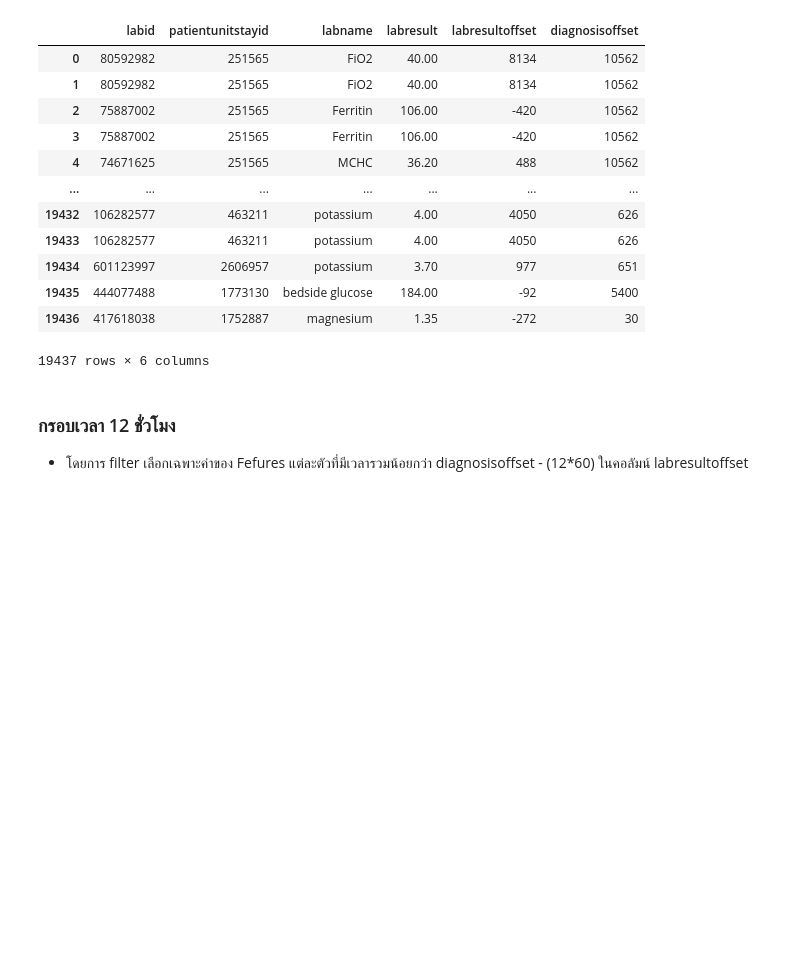
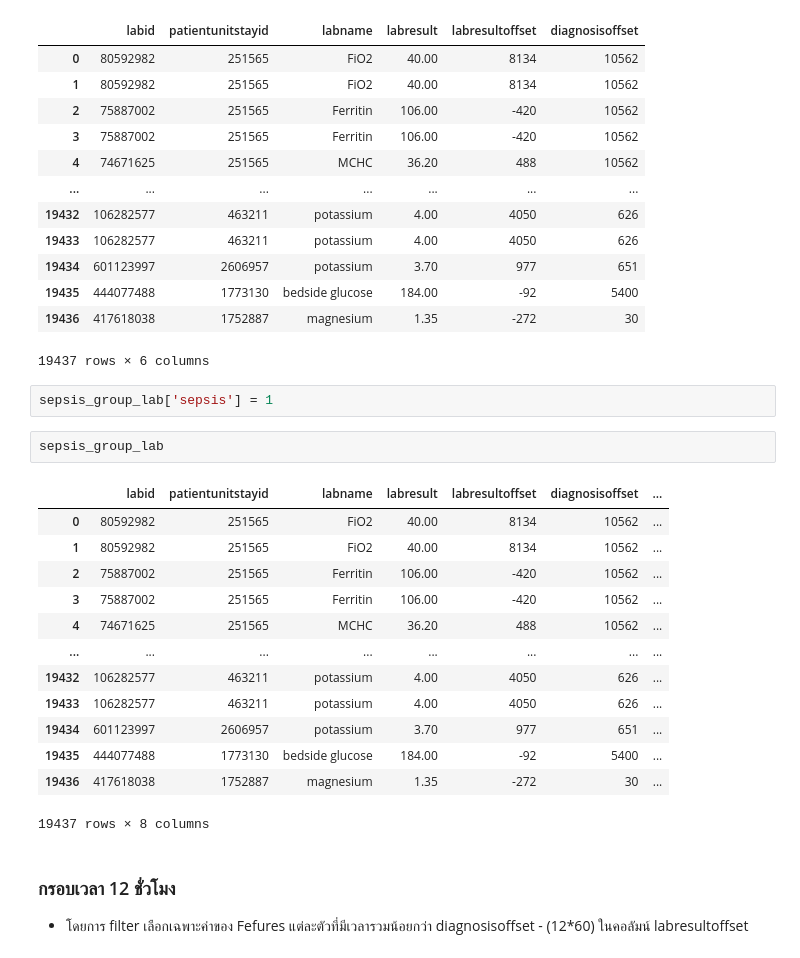
Before and after one commit to Tonry12/Data_joyx2, a Jupyter notebook: Sepsis_eICU_DATA.ipynb, the cells around one changed output. Saved outputs shown, nothing was run; the diff lists cells and outputs as text; blank space fills up the shorter version.

Commit message:
add new column in sepsis table

```diff
--- a/Sepsis_eICU_DATA.ipynb
+++ b/Sepsis_eICU_DATA.ipynb
@@ -461,6 +461,24 @@ sepsis_group_lab
 | 19435 | 444077488 | 1773130 | bedside glucose | 184.00 | -92 | 5400 |
 | 19436 | 417618038 | 1752887 | magnesium | 1.35 | -272 | 30 |
 19437 rows × 6 columns
+# %%
+sepsis_group_lab['sepsis'] = 1
+# %%
+sepsis_group_lab
+# %% [output]
+|  | labid | patientunitstayid | labname | labresult | labresultoffset | diagnosisoffset | ... |
+| 0 | 80592982 | 251565 | FiO2 | 40.00 | 8134 | 10562 | ... |
+| 1 | 80592982 | 251565 | FiO2 | 40.00 | 8134 | 10562 | ... |
+| 2 | 75887002 | 251565 | Ferritin | 106.00 | -420 | 10562 | ... |
+| 3 | 75887002 | 251565 | Ferritin | 106.00 | -420 | 10562 | ... |
+| 4 | 74671625 | 251565 | MCHC | 36.20 | 488 | 10562 | ... |
+| ... | ... | ... | ... | ... | ... | ... | ... |
+| 19432 | 106282577 | 463211 | potassium | 4.00 | 4050 | 626 | ... |
+| 19433 | 106282577 | 463211 | potassium | 4.00 | 4050 | 626 | ... |
+| 19434 | 601123997 | 2606957 | potassium | 3.70 | 977 | 651 | ... |
+| 19435 | 444077488 | 1773130 | bedside glucose | 184.00 | -92 | 5400 | ... |
+| 19436 | 417618038 | 1752887 | magnesium | 1.35 | -272 | 30 | ... |
+19437 rows × 8 columns
 # %% [markdown]
 ### กรอบเวลา 12 ชั่วโมง
 - โดยการ filter เลือกเฉพาะค่าของ Fefures แต่ละตัวที่มีเวลารวมน้อยกว่า diagnosisoffset - (12*60) ในคอลัมน์ labresultoffset
```
